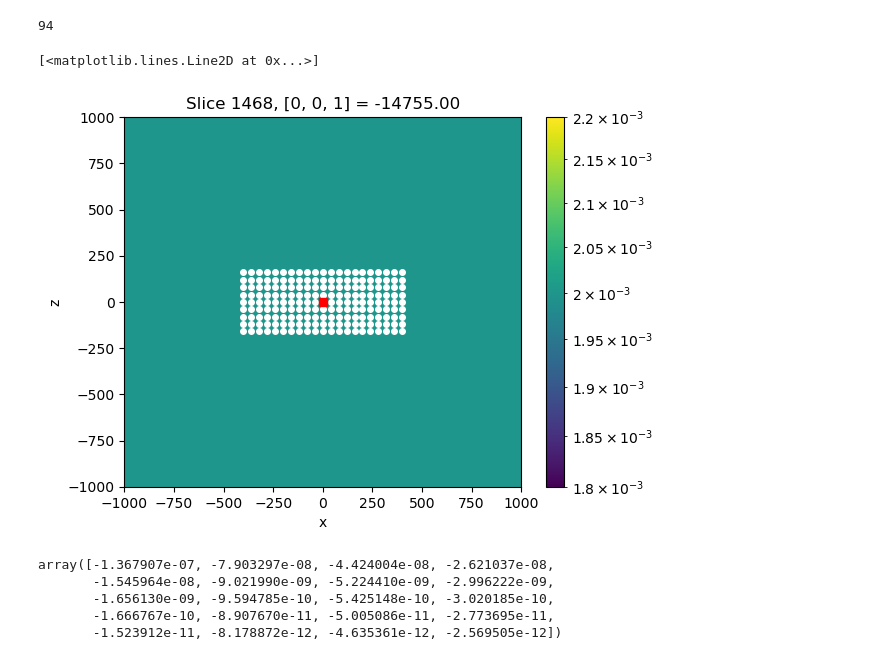
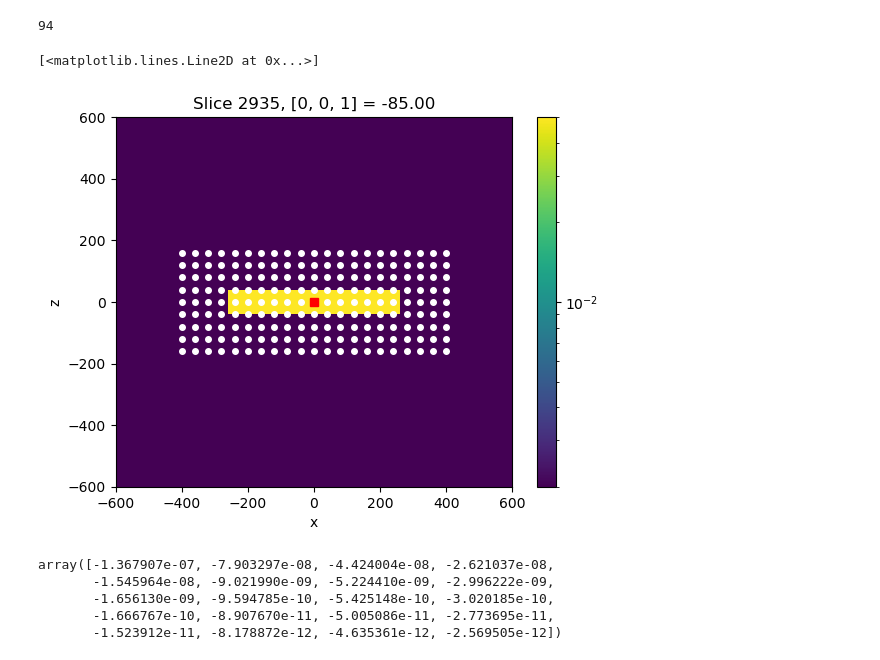
Before and after one commit to ubcgif/2025-heagy-etal-tle, a Jupyter notebook: notebooks/td-octree-target-0/synthetic-data-1D-inversions-fixed-beta-Copy1.ipynb, the cells around one changed output. Saved outputs shown, nothing was run; the diff lists cells and outputs as text; code cells hidden in the pictures.

```diff
--- a/notebooks/td-octree-target-0/synthetic-data-1D-inversions-fixed-beta-Copy1.ipynb
+++ b/notebooks/td-octree-target-0/synthetic-data-1D-inversions-fixed-beta-Copy1.ipynb
@@ -204,21 +184,21 @@ src_ind
 # %%
 fig, ax = plt.subplots(1, 1)
 plt.colorbar(
     ubc_mesh.plot_slice(
         model, ax=ax, pcolor_opts={"norm":LogNorm()},
-        normal="Z", ind=1468
+        normal="Z", ind=2935
     )[0],
     ax=ax
 )
 
-ax.set_xlim(1000*np.r_[-1, 1])
-ax.set_ylim(1000*np.r_[-1, 1])
+ax.set_xlim(600*np.r_[-1, 1])
+ax.set_ylim(600*np.r_[-1, 1])
 
 ax.plot(rx_locs[:, 0], rx_locs[:, 1], "wo", ms=4)
 ax.plot(rx_locs[src_ind, 0], rx_locs[src_ind, 1], "rs", ms=6)
 # %% [output]
 [<matplotlib.lines.Line2D at 0x...>]
-[figure, old version]
+[figure, new version]
 # %%
 observed_data[src, src.receiver_list[0]]
 # %% [output]
```
Also changed, not shown: parts of 29 cells of this notebook, 35 other files.
